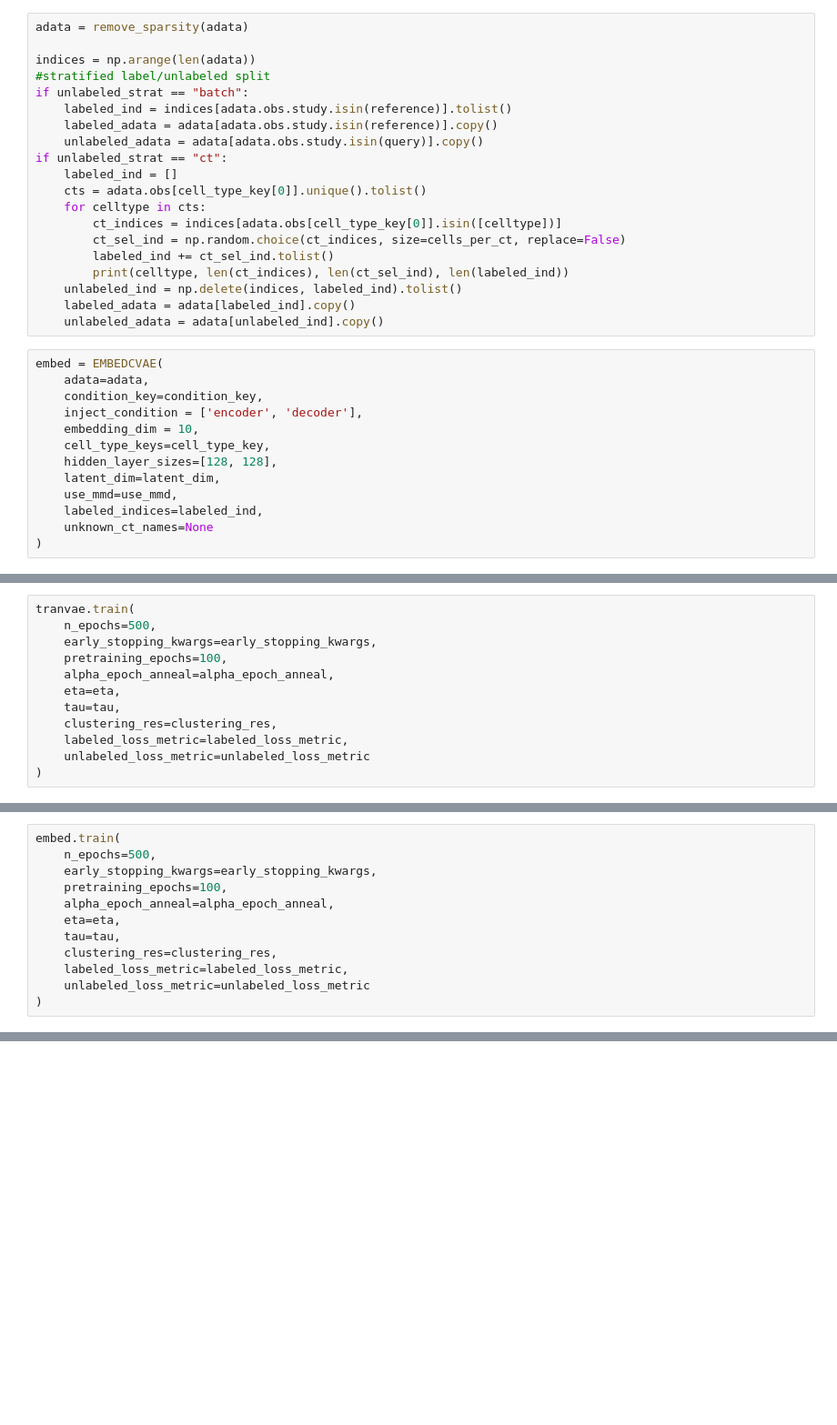
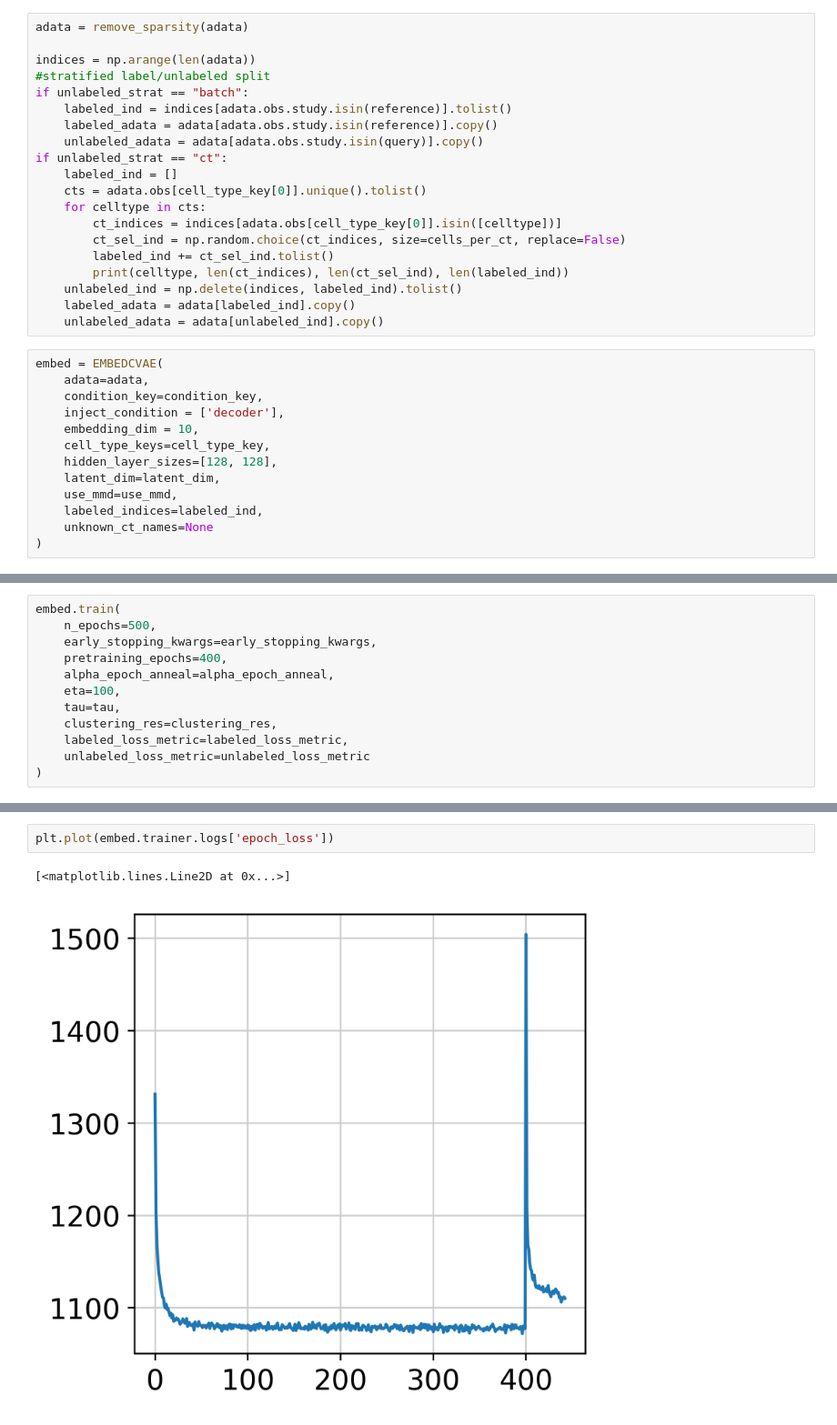
Before and after one commit to theislab/scPoli_legacy, a Jupyter notebook: notebooks/TestEmbedPancreas.ipynb, the cells around one changed output, grey strips where cells are left out. Shown at 91% size. Drawn from its saved outputs; the diff is of its cells as text; blank space fills up the shorter version.

Commit message:
fix metrics

```diff
--- a/notebooks/TestEmbedPancreas.ipynb
+++ b/notebooks/TestEmbedPancreas.ipynb
@@ -74,7 +74,7 @@ if unlabeled_strat == "ct":
 embed = EMBEDCVAE(
     adata=adata,
     condition_key=condition_key,
-    inject_condition = ['encoder', 'decoder'],
+    inject_condition = ['decoder'],
     embedding_dim = 10,
     cell_type_keys=cell_type_key,
     hidden_layer_sizes=[128, 128],
@@ -138,10 +98,10 @@ Decoder Architecture:
 # %%
-tranvae.train(
+embed.train(
     n_epochs=500,
     early_stopping_kwargs=early_stopping_kwargs,
-    pretraining_epochs=100,
+    pretraining_epochs=400,
     alpha_epoch_anneal=alpha_epoch_anneal,
-    eta=eta,
+    eta=100,
     tau=tau,
     clustering_res=clustering_res,
     labeled_loss_metric=labeled_loss_metric,
@@ -188,12 +120,0 @@ sc.pl.umap(adata_latent_tranvae, color='batch')
-# %%
-embed.train(
-    n_epochs=500,
-    early_stopping_kwargs=early_stopping_kwargs,
-    pretraining_epochs=100,
-    alpha_epoch_anneal=alpha_epoch_anneal,
-    eta=eta,
-    tau=tau,
-    clustering_res=clustering_res,
-    labeled_loss_metric=labeled_loss_metric,
-    unlabeled_loss_metric=unlabeled_loss_metric
-)
@@ -259 +121,6 @@ Best State was in Epoch 182
+# %%
+plt.plot(embed.trainer.logs['epoch_loss'])
+# %% [output]
+[<matplotlib.lines.Line2D at 0x...>]
+[figure, added]
 # %%
```
Also changed, not shown: parts of 13 cells of this notebook, 1 other file.
